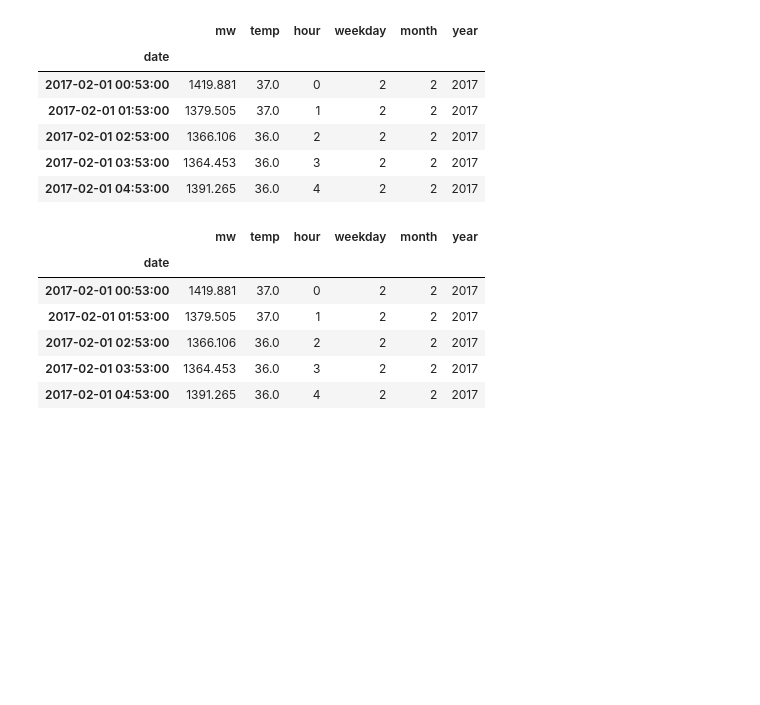
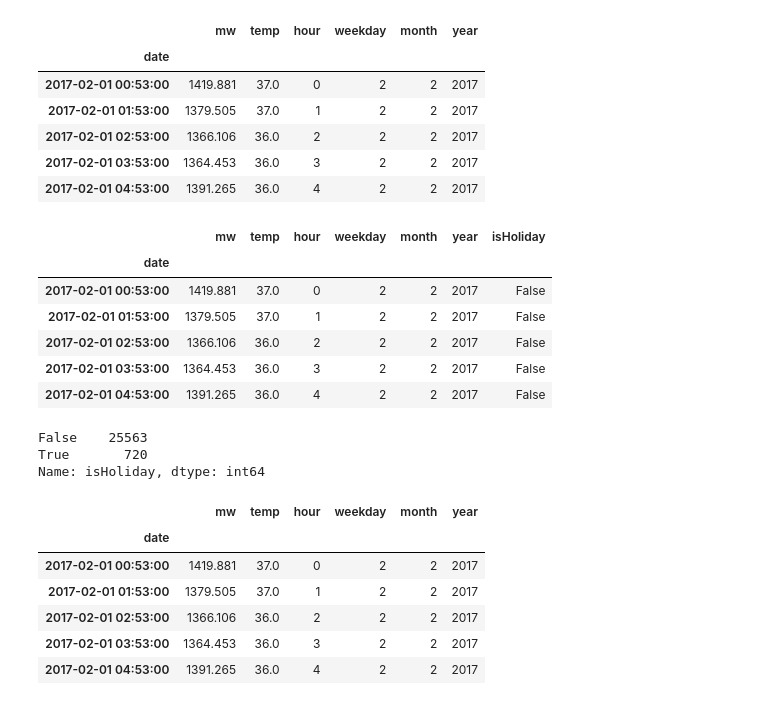
Before and after one commit to vjem/energy_tsf, a Jupyter notebook: energyForecasting.ipynb, the cells around one changed output. Cells and saved outputs as stored; diff of their text form; code cells hidden in the pictures; blank space fills up the shorter version.

```diff
--- a/energyForecasting.ipynb
+++ b/energyForecasting.ipynb
@@ -169,6 +176,31 @@ temp_energy.head()
 | 2017-02-01 02:53:00 | 1366.106 | 36.0 | 2 | 2 | 2 | 2017 |
 | 2017-02-01 03:53:00 | 1364.453 | 36.0 | 3 | 2 | 2 | 2017 |
 | 2017-02-01 04:53:00 | 1391.265 | 36.0 | 4 | 2 | 2 | 2017 |
+# %%
+"""
+Milestone 5 Addition
+Adding Holiday Flag prior to splitting into test and training
+"""
+#Workflow 2: Create holiday variable
+cal = USFederalHolidayCalendar()
+holTrn = cal.holidays(start=temp_energy.index.min(),end=temp_energy.index.max())
+#print(holTrn)
+temp_energy['isHoliday'] = temp_energy.index.normalize().isin(holTrn)
+temp_energy.head()
+# %% [output]
+|  | mw | temp | hour | weekday | month | year | isHoliday |
+| date |  |  |  |  |  |  |  |
+| 2017-02-01 00:53:00 | 1419.881 | 37.0 | 0 | 2 | 2 | 2017 | False |
+| 2017-02-01 01:53:00 | 1379.505 | 37.0 | 1 | 2 | 2 | 2017 | False |
+| 2017-02-01 02:53:00 | 1366.106 | 36.0 | 2 | 2 | 2 | 2017 | False |
+| 2017-02-01 03:53:00 | 1364.453 | 36.0 | 3 | 2 | 2 | 2017 | False |
+| 2017-02-01 04:53:00 | 1391.265 | 36.0 | 4 | 2 | 2 | 2017 | False |
+# %%
+temp_energy['isHoliday'].value_counts()
+# %% [output]
+False    25563
+True       720
+Name: isHoliday, dtype: int64
 # %%
 """
 Subsetting the data into test & train based on the following:
```
Also changed, not shown: parts of 17 cells of this notebook.
